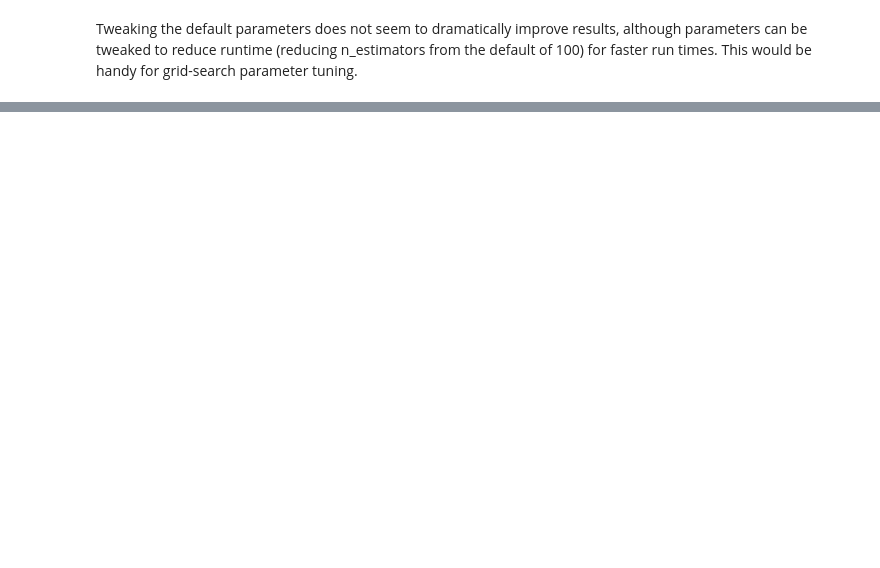
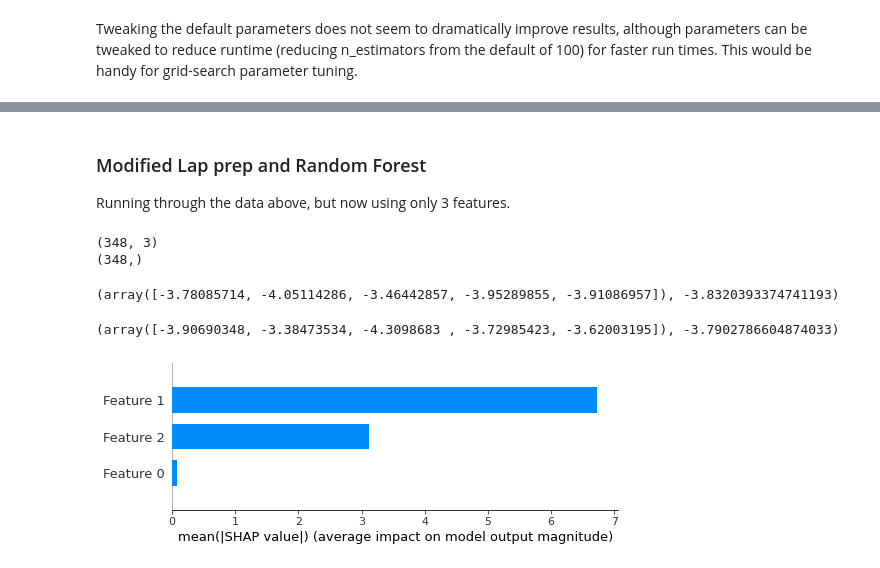
Before and after one commit to nagi49000/tree-play, a Jupyter notebook: python/notebooks/random-forest.ipynb, the cells around one changed output, grey strips where cells are left out. Saved outputs shown, nothing was run; the diff lists cells and outputs as text; code cells hidden in the pictures; blank space fills up the shorter version.

```diff
--- a/python/notebooks/random-forest.ipynb
+++ b/python/notebooks/random-forest.ipynb
@@ -53,0 +74,41 @@ print((scores, np.mean(scores)))
+# %% [markdown]
+### Modified Lap prep and Random Forest
+
+Running through the data above, but now using only 3 features.
+# %%
+X = np.array(df[["temp_2", "temp_1", "average"]])
+y = np.array(df["actual"])
+print(X.shape)
+print(y.shape)
+# %% [output]
+(348, 3)
+(348,)
+# %%
+regr = RandomForestRegressor()
+scores = utils.get_cross_val_scores(regr, X, y, 5)
+print((scores, np.mean(scores)))
+# %% [output]
+(array([-3.78085714, -4.05114286, -3.46442857, -3.95289855, -3.91086957]), -3.8320393374741193)
+# %%
+regr = RandomForestRegressor(
+    n_estimators=20,
+    max_depth=None,
+    min_samples_split=2,
+    min_samples_leaf=15,
+    max_features="auto",
+    max_leaf_nodes=12,
+    ccp_alpha=0.0,
+    max_samples=None
+)
+scores = utils.get_cross_val_scores(regr, X, y, 5)
+print((scores, np.mean(scores)))
+# %% [output]
+(array([-3.90690348, -3.38473534, -4.3098683 , -3.72985423, -3.62003195]), -3.7902786604874033)
+# %%
+X_train, X_test, y_train, y_test = utils.get_train_test_split(X, y)
+regr.fit(X_train, y_train)
+explainer = shap.TreeExplainer(regr)
+shap_values = explainer.shap_values(X_train)
+shap.summary_plot(shap_values, X_train, plot_type="bar")
+# %% [output]
+[figure, added]
```
Also changed, not shown: parts of 8 cells of this notebook, 3 other files.
